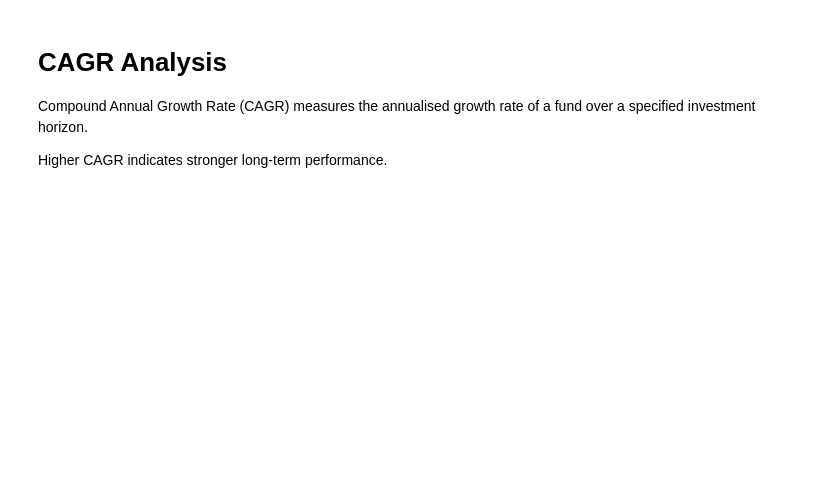
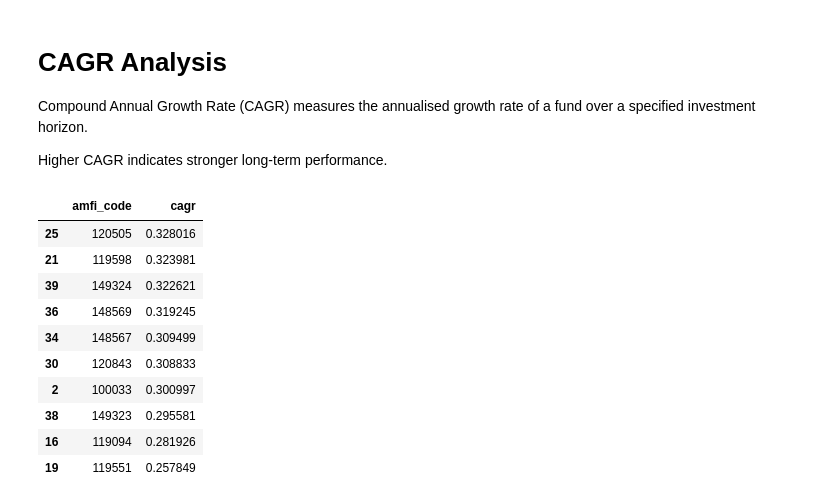
Before and after one commit to AN-ai-del/fintech-project, a Jupyter notebook: notebooks/Performance_Analytics.ipynb, the cells around one changed output. Saved outputs shown, nothing was run; the diff lists cells and outputs as text; code cells hidden in the pictures; blank space fills up the shorter version.

```diff
--- a/notebooks/Performance_Analytics.ipynb
+++ b/notebooks/Performance_Analytics.ipynb
@@ -53,3 +58,20 @@ daily_returns.head()
 Compound Annual Growth Rate (CAGR) measures the annualised growth rate of a fund over a specified investment horizon.
 
 Higher CAGR indicates stronger long-term performance.
+# %%
+cagr.sort_values(
+    "cagr",
+    ascending=False
+).head(10)
+# %% [output]
+|  | amfi_code | cagr |
+| 25 | 120505 | 0.328016 |
+| 21 | 119598 | 0.323981 |
+| 39 | 149324 | 0.322621 |
+| 36 | 148569 | 0.319245 |
+| 34 | 148567 | 0.309499 |
+| 30 | 120843 | 0.308833 |
+| 2 | 100033 | 0.300997 |
+| 38 | 149323 | 0.295581 |
+| 16 | 119094 | 0.281926 |
+| 19 | 119551 | 0.257849 |
```
Also changed, not shown: parts of 15 cells of this notebook.
